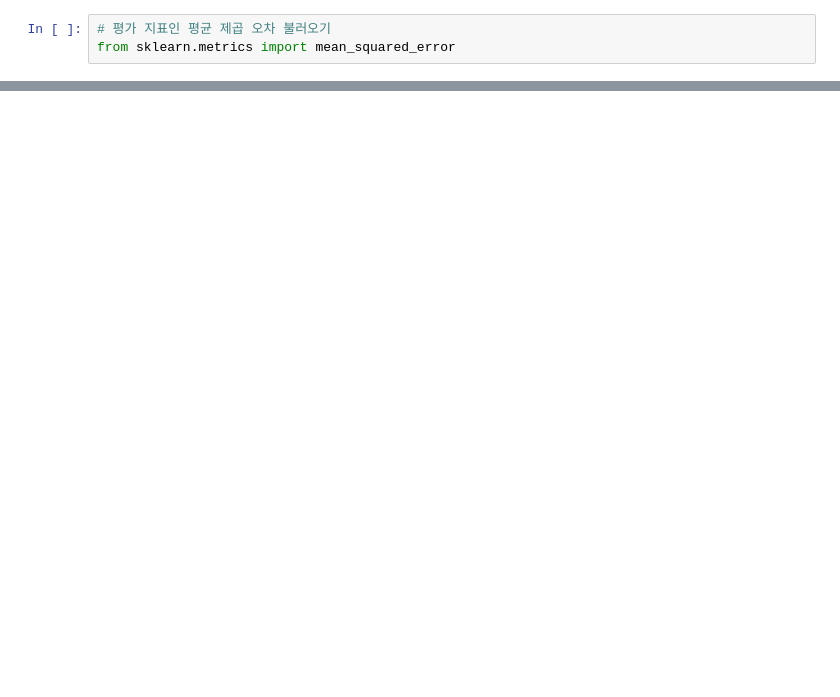
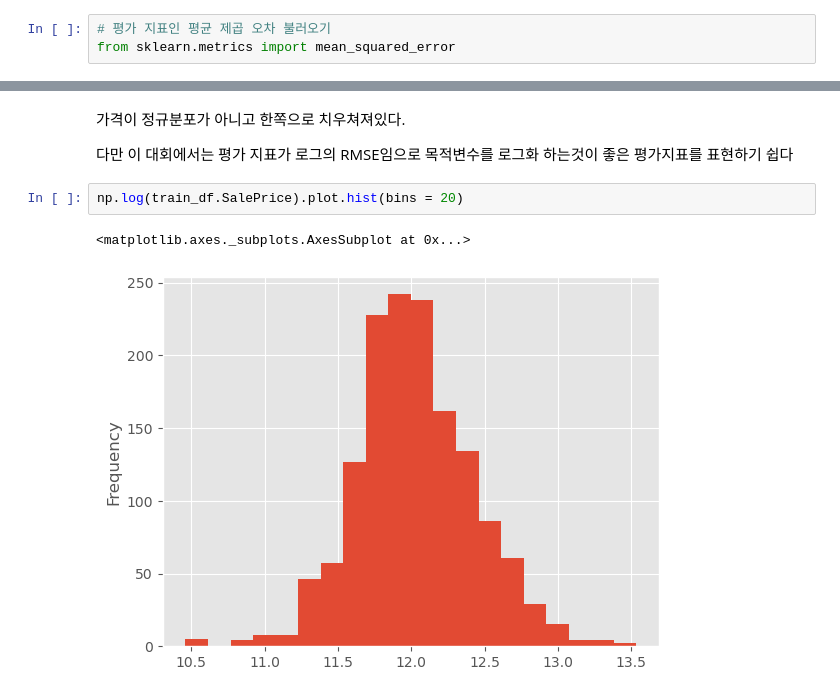
Before and after one commit to SIDED00R/kaggle_project, a Jupyter notebook: house-prices/house_price.ipynb, the cells around one changed output, grey strips where cells are left out. Saved outputs shown, nothing was run; the diff lists cells and outputs as text; blank space fills up the shorter version.

```diff
--- a/house-prices/house_price.ipynb
+++ b/house-prices/house_price.ipynb
@@ -178,0 +269,9 @@ for train_idx, val_idx, in kf.split(train_X):
+# %% [markdown]
+가격이 정규분포가 아니고 한쪽으로 치우쳐져있다.
+
+다만 이 대회에서는 평가 지표가 로그의 RMSE임으로 목적변수를 로그화 하는것이 좋은 평가지표를 표현하기 쉽다
+# %%
+np.log(train_df.SalePrice).plot.hist(bins = 20)
+# %% [output]
+<matplotlib.axes._subplots.AxesSubplot at 0x...>
+[figure, added]
```
Also changed, not shown: parts of 59 cells of this notebook.
